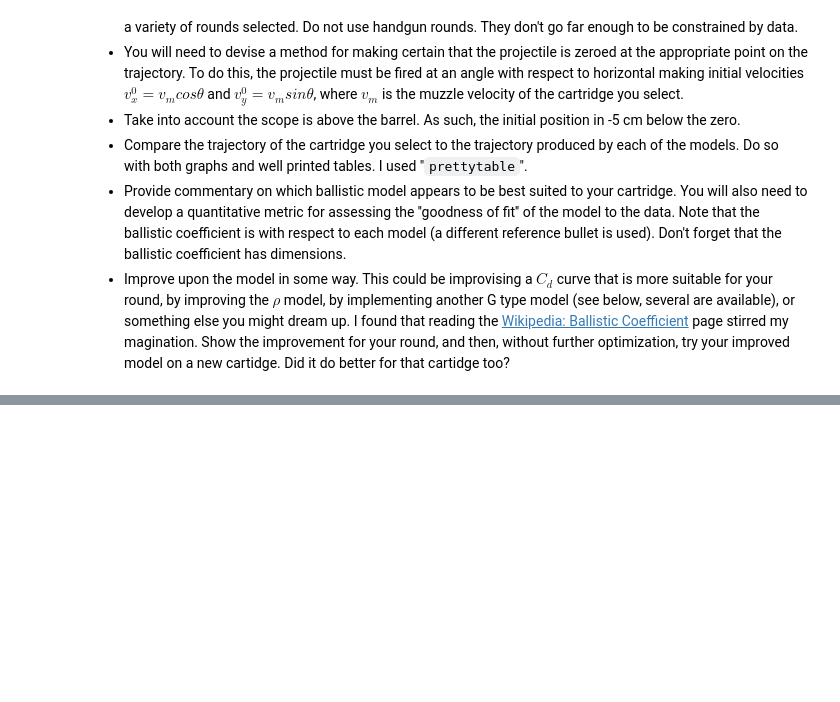
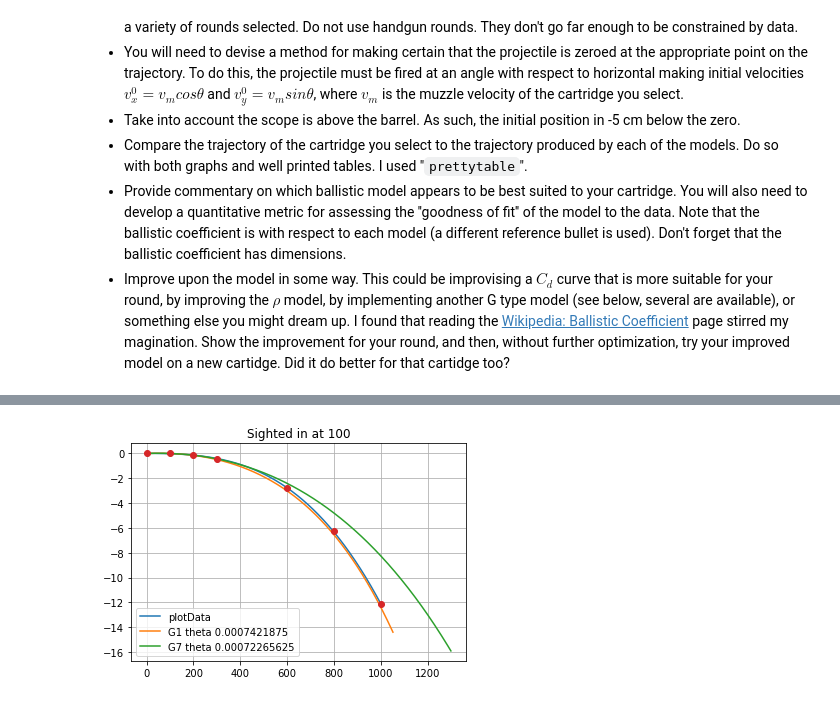
Before and after one commit to tjschweitzer/Sim_Modeling, a Jupyter notebook: Bullet/Bullet Drag-Student.ipynb, the cells around one changed output, grey strips where cells are left out. Drawn from its saved outputs; the diff is of its cells as text; code cells hidden in the pictures; blank space fills up the shorter version.

```diff
--- a/Bullet/Bullet Drag-Student.ipynb
+++ b/Bullet/Bullet Drag-Student.ipynb
@@ -766,3 +660,8 @@ class get_model_data:
 * Compare the trajectory of the cartridge you select to the trajectory produced by each of the models. Do so with both graphs and well printed tables. I used "`prettytable`".
 * Provide commentary on which ballistic model appears to be best suited to your cartridge. You will also need to develop a quantitative metric for assessing the ''goodness of fit'' of the model to the data. Note that the ballistic coefficient is with respect to each model (a different reference bullet is used). Don't forget that the ballistic coefficient has dimensions.
 * Improve upon the model in some way. This could be improvising a $C_d$ curve that is more suitable for your round, by improving the $\rho$ model, by implementing another G type model (see below, several are available), or something else you might dream up. I found that reading the [Wikipedia: Ballistic Coefficient](https://en.wikipedia.org/wiki/Ballistic_coefficient) page stirred my magination. Show the improvement for your round, and then, without further optimization, try your improved model on a new cartidge. Did it do better for that cartidge too?
+# %%
+z_value =100
+t_1,y_1,theta_1= zeroing(y_0,z_value,'G1')
+
+t_7,y_7,theta_7= zeroing(y_0,z_value,'G7')
@@ -768,0 +686,12 @@ class get_model_data:
+# %%
+
+plt.plot(times,y_val,label='plotData')
+plt.title(f"Sighted in at {z_value}")
+plt.plot(y_1[:,0],y_1[:,1],label=f'G1 theta {theta_1}')
+plt.plot(y_7[:,0],y_7[:,1],label=f'G7 theta {theta_7}')
+plt.legend()
+plt.plot(bullet_dist,bullet_data,'o')
+plt.grid(True)
+plt.show()
+# %% [output]
+[figure, added]
```
Also changed, not shown: parts of 10 cells of this notebook, 1 other file.
